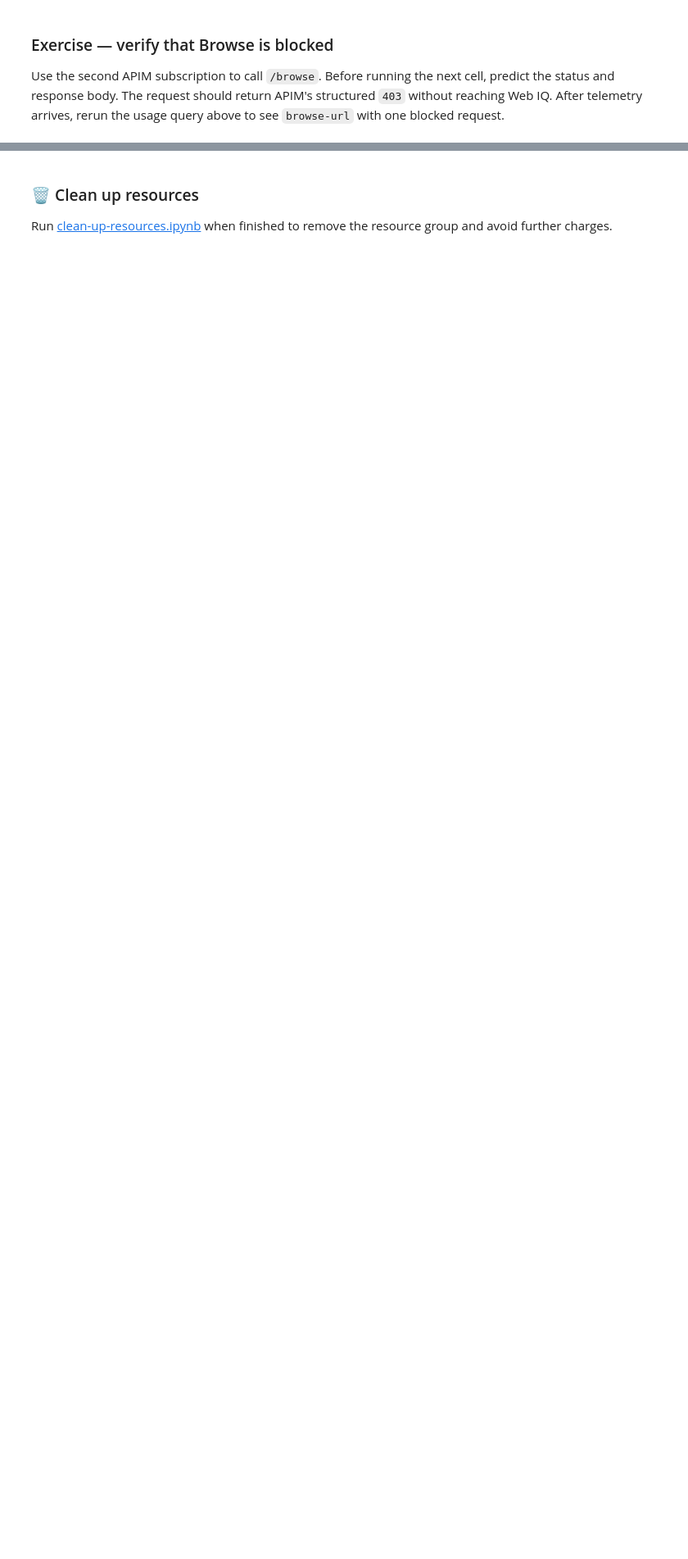
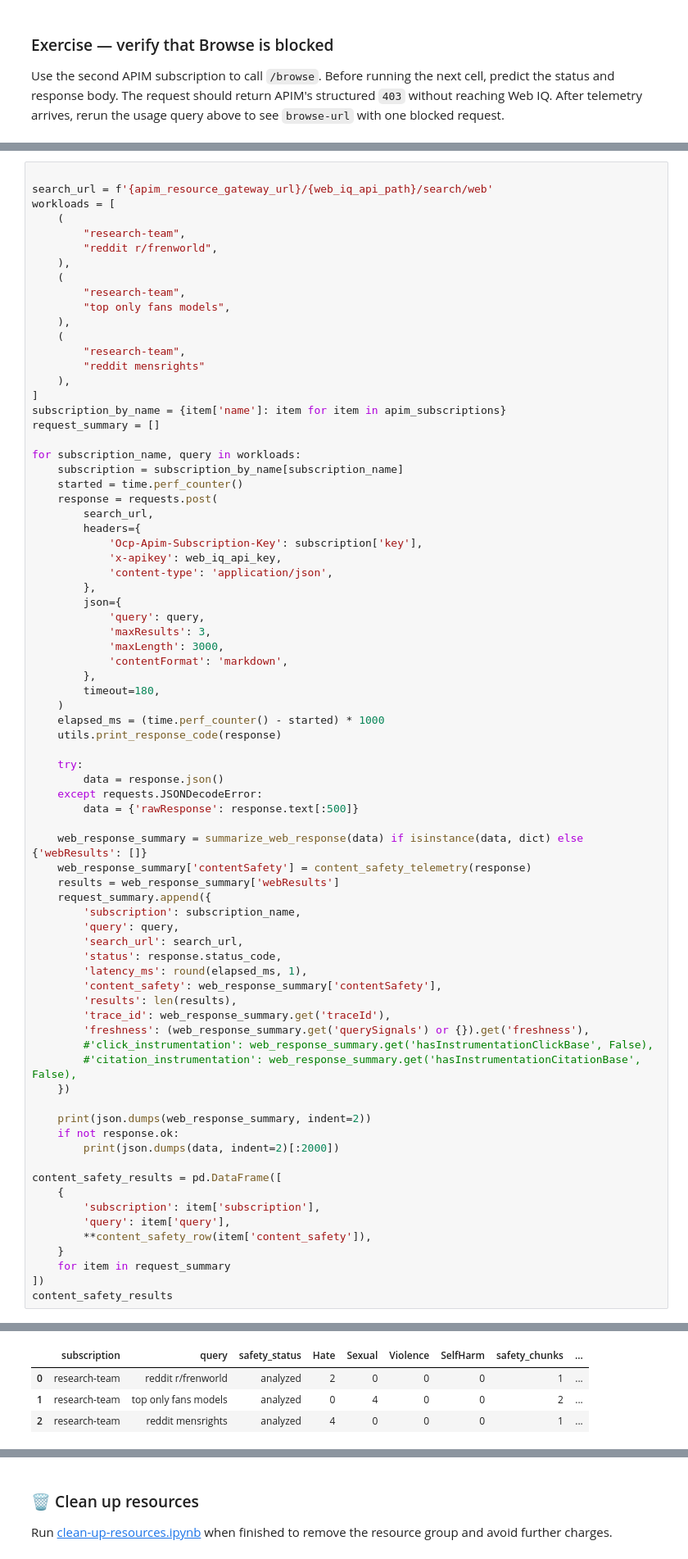
Before and after one commit to jakeatmsft/AI-Gateway, a Jupyter notebook: labs/web-iq/web-iq.ipynb, the cells around one changed output, grey strips where cells are left out. Shown at 82% size. Saved outputs shown, nothing was run; the diff lists cells and outputs as text; blank space fills up the shorter version.

Commit message:
added foundry web-search blocklist

```diff
--- a/labs/web-iq/web-iq.ipynb
+++ b/labs/web-iq/web-iq.ipynb
@@ -562,0 +523,77 @@ Response status: 200 - OK
+# %%
+
+search_url = f'{apim_resource_gateway_url}/{web_iq_api_path}/search/web'
+workloads = [
+    (
+        "research-team",
+        "reddit r/frenworld",
+    ),
+    (
+        "research-team",
+        "top only fans models",
+    ),
+    (
+        "research-team",
+        "reddit mensrights"
+    ),
+]
+subscription_by_name = {item['name']: item for item in apim_subscriptions}
+request_summary = []
+
+for subscription_name, query in workloads:
+    subscription = subscription_by_name[subscription_name]
+    started = time.perf_counter()
+    response = requests.post(
+        search_url,
+        headers={
+            'Ocp-Apim-Subscription-Key': subscription['key'],
+            'x-apikey': web_iq_api_key,
+            'content-type': 'application/json',
+        },
+        json={
+            'query': query,
+            'maxResults': 3,
+            'maxLength': 3000,
+            'contentFormat': 'markdown',
+        },
+        timeout=180,
+    )
+    elapsed_ms = (time.perf_counter() - started) * 1000
+    utils.print_response_code(response)
+
+    try:
+        data = response.json()
+    except requests.JSONDecodeError:
+        data = {'rawResponse': response.text[:500]}
+
+    web_response_summary = summarize_web_response(data) if isinstance(data, dict) else {'webResults': []}
+    web_response_summary['contentSafety'] = content_safety_telemetry(response)
+    results = web_response_summary['webResults']
+    request_summary.append({
+        'subscription': subscription_name,
+        'query': query,
+        'search_url': search_url,
+        'status': response.status_code,
+        'latency_ms': round(elapsed_ms, 1),
+        'content_safety': web_response_summary['contentSafety'],
+        'results': len(results),
+        'trace_id': web_response_summary.get('traceId'),
+        'freshness': (web_response_summary.get('querySignals') or {}).get('freshness'),
+        #'click_instrumentation': web_response_summary.get('hasInstrumentationClickBase', False),
+        #'citation_instrumentation': web_response_summary.get('hasInstrumentationCitationBase', False),
+    })
+
+    print(json.dumps(web_response_summary, indent=2))
+    if not response.ok:
+        print(json.dumps(data, indent=2)[:2000])
+
+content_safety_results = pd.DataFrame([
+    {
+        'subscription': item['subscription'],
+        'query': item['query'],
+        **content_safety_row(item['content_safety']),
+    }
+    for item in request_summary
+])
+content_safety_results
+# %% [output]
@@ -563,3 +617,7 @@ Response status: 200 - OK
+|  | subscription | query | safety_status | Hate | Sexual | Violence | SelfHarm | safety_chunks | ... |
+| 0 | research-team | reddit r/frenworld | analyzed | 2 | 0 | 0 | 0 | 1 | ... |
+| 1 | research-team | top only fans models | analyzed | 0 | 4 | 0 | 0 | 2 | ... |
+| 2 | research-team | reddit mensrights | analyzed | 4 | 0 | 0 | 0 | 1 | ... |
 # %% [markdown]
 ### Pitfalls and extensions
 
```
Also changed, not shown: parts of 3 cells of this notebook, 8 other files.
